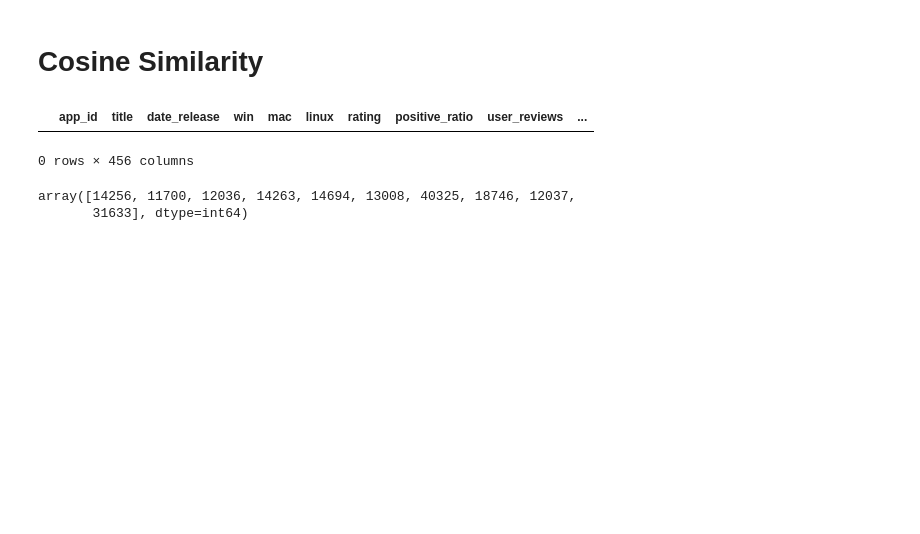
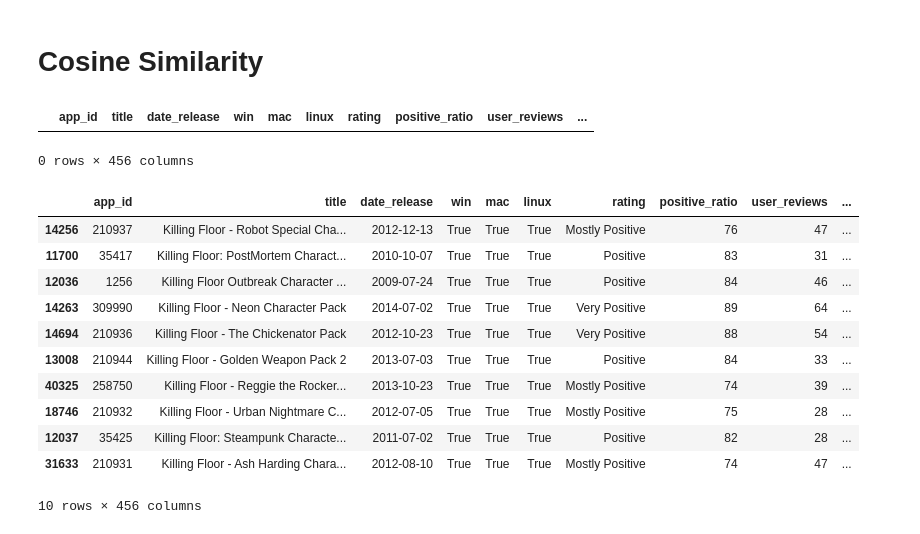
Before and after one commit to nicklus-14/game-recommendation-system, a Jupyter notebook: feature_engineering_and_similarity.ipynb, the cells around one changed output. Drawn from its saved outputs; the diff is of its cells as text; code cells hidden in the pictures; blank space fills up the shorter version.

```diff
--- a/feature_engineering_and_similarity.ipynb
+++ b/feature_engineering_and_similarity.ipynb
@@ -236,13 +236,28 @@ df.head(0)
 cs_matrix = np.load("cs_matrix.npy")
 # %%
 def recommend(df, appid, cs_matrix, k=10):
+
     index = df[df['app_id'] == appid].index[0]
+
     scores = cs_matrix[index].copy()
     scores[index] = -np.inf
-    return np.argsort(scores)[-k:][::-1]
+
+    indexes = np.argsort(scores)[-k:][::-1]
+    return df.iloc[indexes]
 # %%
-kf2 = recommend(df, 210945, cs_matrix)
-kf2
+# Killing Floor - Mrs Foster Pack
+rec = recommend(df, 210945, cs_matrix)
+rec
 # %% [output]
+|  | app_id | title | date_release | win | mac | linux | rating | positive_ratio | user_reviews | ... |
+| 14256 | 210937 | Killing Floor - Robot Special Cha... | 2012-12-13 | True | True | True | Mostly Positive | 76 | 47 | ... |
+| 11700 | 35417 | Killing Floor: PostMortem Charact... | 2010-10-07 | True | True | True | Positive | 83 | 31 | ... |
+| 12036 | 1256 | Killing Floor Outbreak Character ... | 2009-07-24 | True | True | True | Positive | 84 | 46 | ... |
+| 14263 | 309990 | Killing Floor - Neon Character Pack | 2014-07-02 | True | True | True | Very Positive | 89 | 64 | ... |
+| 14694 | 210936 | Killing Floor - The Chickenator Pack | 2012-10-23 | True | True | True | Very Positive | 88 | 54 | ... |
+| 13008 | 210944 | Killing Floor - Golden Weapon Pack 2 | 2013-07-03 | True | True | True | Positive | 84 | 33 | ... |
+| 40325 | 258750 | Killing Floor - Reggie the Rocker... | 2013-10-23 | True | True | True | Mostly Positive | 74 | 39 | ... |
+| 18746 | 210932 | Killing Floor - Urban Nightmare C... | 2012-07-05 | True | True | True | Mostly Positive | 75 | 28 | ... |
+| 12037 | 35425 | Killing Floor: Steampunk Characte... | 2011-07-02 | True | True | True | Positive | 82 | 28 | ... |
+| 31633 | 210931 | Killing Floor - Ash Harding Chara... | 2012-08-10 | True | True | True | Mostly Positive | 74 | 47 | ... |
-array([14256, 11700, 12036, 14263, 14694, 13008, 40325, 18746, 12037,
-       31633], dtype=int64)
+10 rows × 456 columns
```
Also changed, not shown: parts of 3 cells of this notebook, 1 other file.
